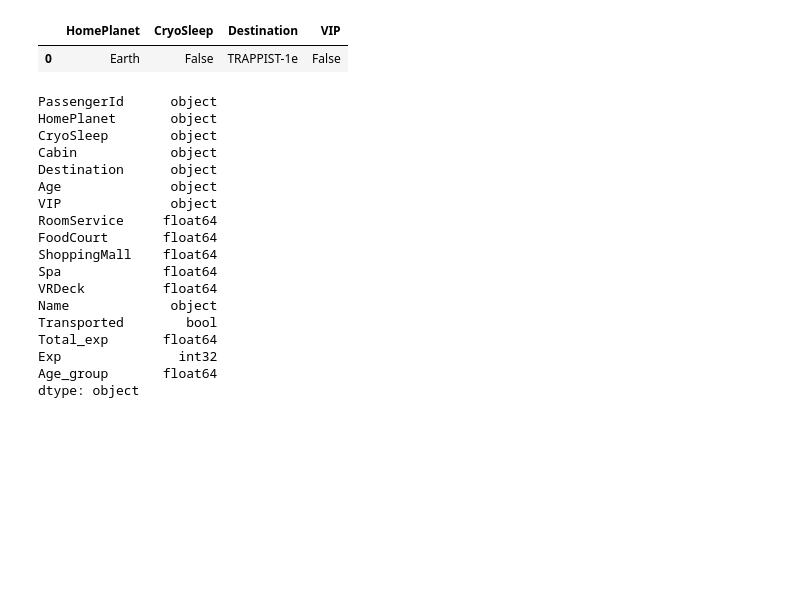
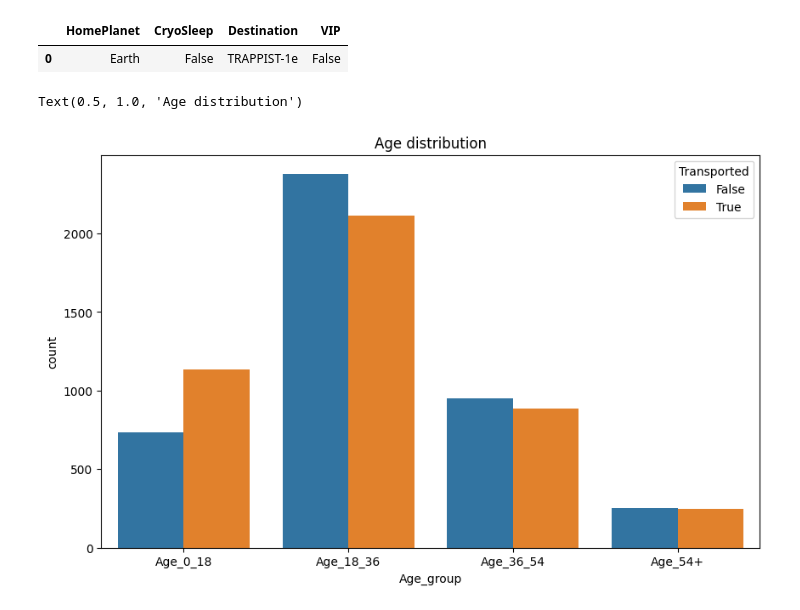
Before and after one commit to k-nurzhan/Space_Titanic, a Jupyter notebook: working.ipynb, the cells around one changed output. Cells and saved outputs as stored; diff of their text form; code cells hidden in the pictures; blank space fills up the shorter version.

```diff
--- a/working.ipynb
+++ b/working.ipynb
@@ -102,10 +102,10 @@ plt.show()
 [figure]
 # %%
 training['Total_exp']=training[exp_features].sum(axis=1)
-training['Exp']=np.where(training['Total_exp']==0, 0,1)
+training['Spending']=np.where(training['Total_exp']==0, 0,1)
 
 test['Total_exp']=test[exp_features].sum(axis=1)
-test['Exp']=np.where(test['Total_exp']==0, 0,1)
+test['Spending']=np.where(test['Total_exp']==0, 0,1)
 # %%
 cat_features=['HomePlanet', 'CryoSleep', 'Destination', 'VIP']
 
@@ -145,8 +145,9 @@ training.drop('na_count', axis=1, inplace=True)
 # %% [output]
 [figure]
 # %%
-training['Age'].fillna(training['Age'].median, inplace=True)
-test['Age'].fillna(test['Age'].median, inplace=True)
+
+training['Age'].fillna(training['Age'].median(), inplace=True)
+test['Age'].fillna(test['Age'].median(), inplace=True)
 
 training[['HomePlanet', 'CryoSleep', 'Destination', 'VIP']].mode()
 # %% [output]
@@ -175,38 +176,25 @@ test['Cabin'].fillna('Z/9999/Z', inplace=True)
 training['Name'].fillna('No Name', inplace=True)
 test['Name'].fillna('No Name', inplace=True)
 # %%
+
+training['Age'] = training['Age'].astype('int64')
+test['Age']=pd.to_numeric(test['Age'])
 training['Age_group'] = np.nan
-# training.loc[training['Age']<=18,'Age_group']='Age_0_18'
-# training.loc[(training['Age']>18) & (training['Age']<=36),'Age_group']='Age_18_36'
-# training.loc[(training['Age']>36) & (training['Age']<=54),'Age_group']='Age_36_54'
-# training.loc[training['Age']>54,'Age_group']='Age_54+'
+training.loc[training['Age']<=18,'Age_group']='Age_0_18'
+training.loc[(training['Age']>18) & (training['Age']<=36),'Age_group']='Age_18_36'
+training.loc[(training['Age']>36) & (training['Age']<=54),'Age_group']='Age_36_54'
+training.loc[training['Age']>54,'Age_group']='Age_54+'
 
-# test['Age_group'] = np.nan
-# test.loc[test['Age']<=18,'Age_group']='Age_0_18'
-# test.loc[(test['Age']>18) & (test['Age']<=36),'Age_group']='Age_18_36'
-# test.loc[(test['Age']>36) & (test['Age']<=54),'Age_group']='Age_36_54'
-# test.loc[test['Age']>54,'Age_group']='Age_54+'
+test['Age_group'] = np.nan
+test.loc[test['Age']<=18,'Age_group']='Age_0_18'
+test.loc[(test['Age']>18) & (test['Age']<=36),'Age_group']='Age_18_36'
+test.loc[(test['Age']>36) & (test['Age']<=54),'Age_group']='Age_36_54'
+test.loc[test['Age']>54,'Age_group']='Age_54+'
+training
 
-# plt.figure(figsize=(10,6))
-# g=sns.countplot(data=training, x='Age_Group', hue='Transported')
-# plt.show
-training.dtype
+plt.figure(figsize=(10,6))
+g=sns.countplot(data=training, x='Age_group', hue='Transported', order=['Age_0_18','Age_18_36', 'Age_36_54','Age_54+'])
+plt.title('Age distribution')
 # %% [output]
-PassengerId      object
-HomePlanet       object
-CryoSleep        object
-Cabin            object
-Destination      object
-Age              object
-VIP              object
-RoomService     float64
-FoodCourt       float64
-ShoppingMall    float64
-Spa             float64
-VRDeck          float64
-Name             object
-Transported        bool
-Total_exp       float64
-Exp               int32
-Age_group       float64
-dtype: object
+Text(0.5, 1.0, 'Age distribution')
+[figure, added]
```
Also changed, not shown: parts of 4 cells of this notebook.
